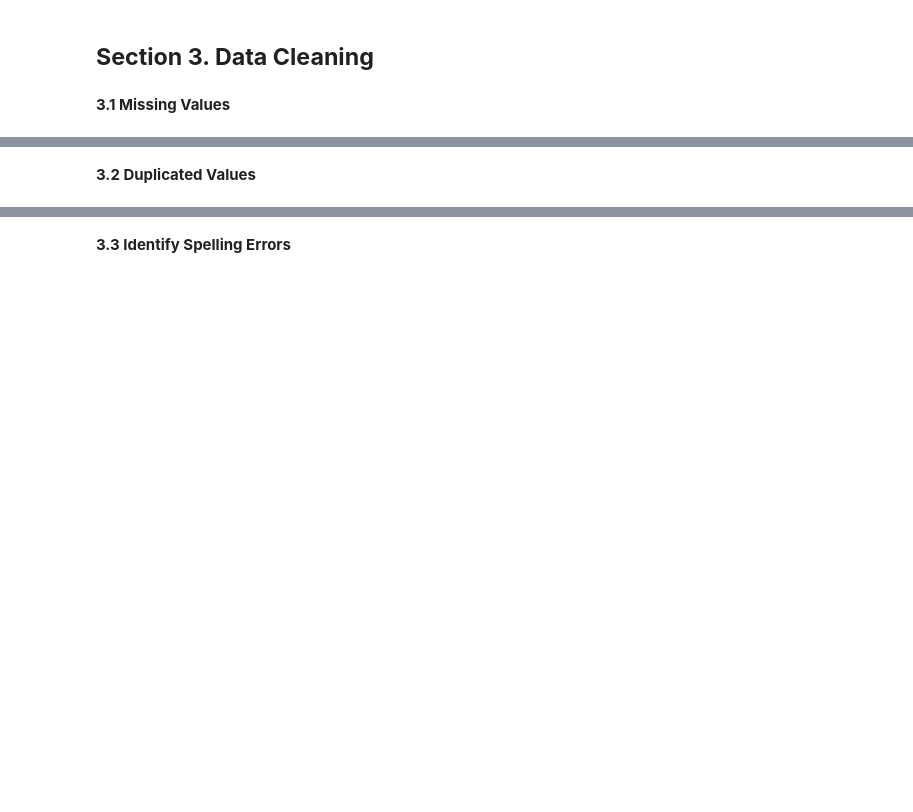
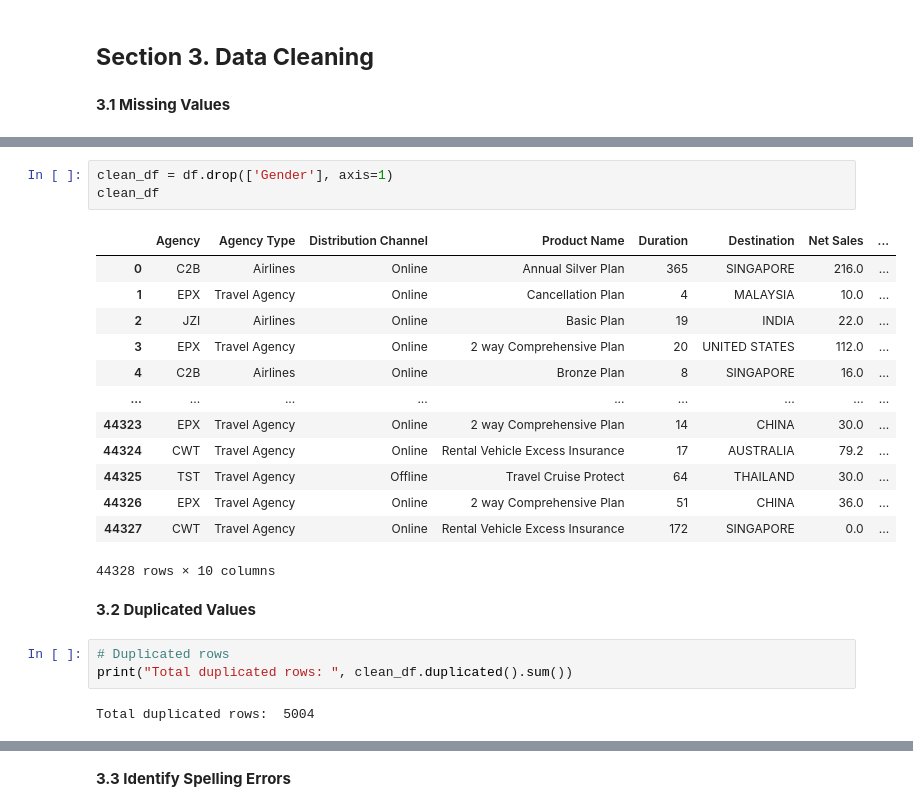
Before and after one commit to Faizism/travel_insurance, a Jupyter notebook: notebooks/1.0-bdp-inital-notebook.ipynb, the cells around one changed output, grey strips where cells are left out. Drawn from its saved outputs; the diff is of its cells as text; blank space fills up the shorter version.

```diff
--- a/notebooks/1.0-bdp-inital-notebook.ipynb
+++ b/notebooks/1.0-bdp-inital-notebook.ipynb
@@ -37,2 +145,24 @@
+# %%
+clean_df = df.drop(['Gender'], axis=1)
+clean_df
+# %% [output]
+|  | Agency | Agency Type | Distribution Channel | Product Name | Duration | Destination | Net Sales | ... |
+| 0 | C2B | Airlines | Online | Annual Silver Plan | 365 | SINGAPORE | 216.0 | ... |
+| 1 | EPX | Travel Agency | Online | Cancellation Plan | 4 | MALAYSIA | 10.0 | ... |
+| 2 | JZI | Airlines | Online | Basic Plan | 19 | INDIA | 22.0 | ... |
+| 3 | EPX | Travel Agency | Online | 2 way Comprehensive Plan | 20 | UNITED STATES | 112.0 | ... |
+| 4 | C2B | Airlines | Online | Bronze Plan | 8 | SINGAPORE | 16.0 | ... |
+| ... | ... | ... | ... | ... | ... | ... | ... | ... |
+| 44323 | EPX | Travel Agency | Online | 2 way Comprehensive Plan | 14 | CHINA | 30.0 | ... |
+| 44324 | CWT | Travel Agency | Online | Rental Vehicle Excess Insurance | 17 | AUSTRALIA | 79.2 | ... |
+| 44325 | TST | Travel Agency | Offline | Travel Cruise Protect | 64 | THAILAND | 30.0 | ... |
+| 44326 | EPX | Travel Agency | Online | 2 way Comprehensive Plan | 51 | CHINA | 36.0 | ... |
+| 44327 | CWT | Travel Agency | Online | Rental Vehicle Excess Insurance | 172 | SINGAPORE | 0.0 | ... |
+44328 rows × 10 columns
 # %% [markdown]
 **3.2 Duplicated Values**
+# %%
+# Duplicated rows
+print("Total duplicated rows: ", clean_df.duplicated().sum())
+# %% [output]
+Total duplicated rows:  5004
```
Also changed, not shown: parts of 21 cells of this notebook, 2 other files.
